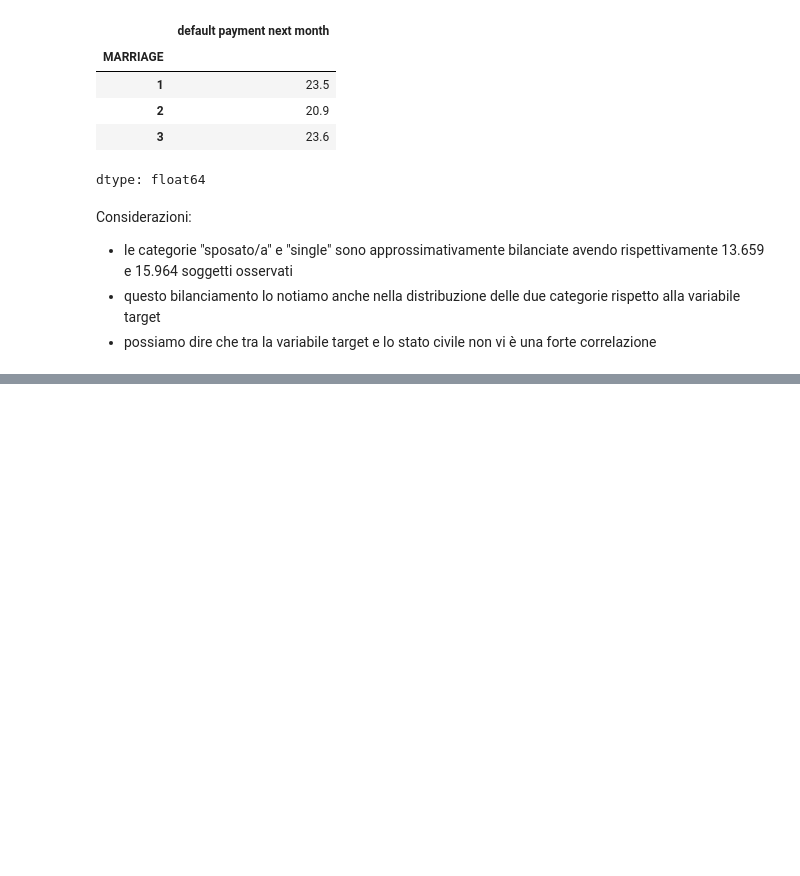
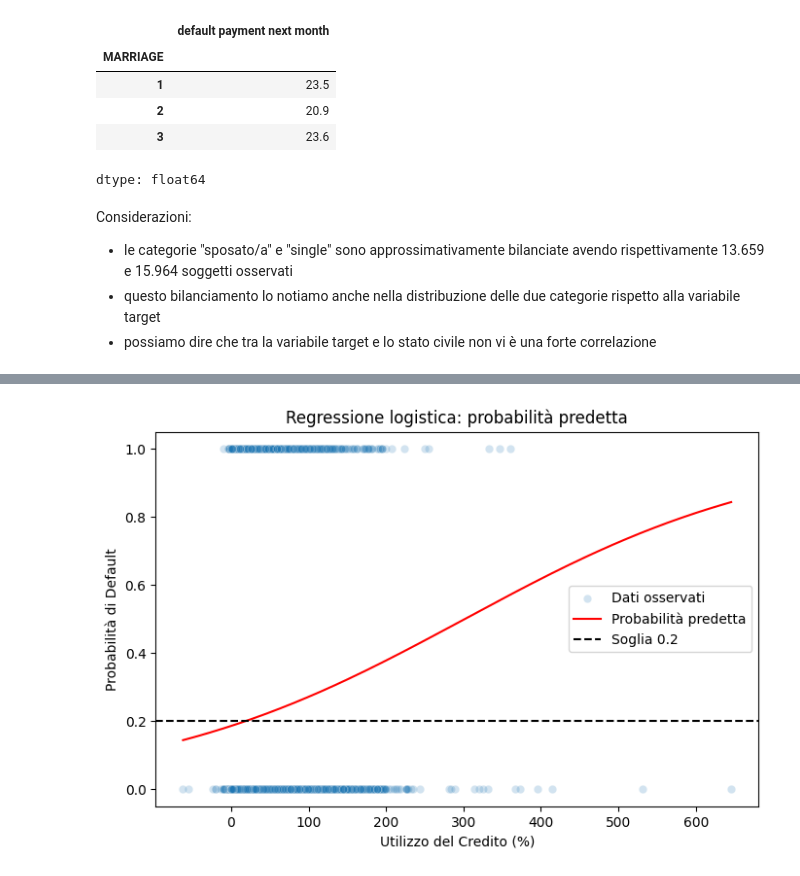
Before and after one commit to caterinaghiani/progetto_datascience, a Jupyter notebook: notebooks/progetto_datascience.ipynb, the cells around one changed output, grey strips where cells are left out. Cells and saved outputs as stored; diff of their text form; code cells hidden in the pictures; blank space fills up the shorter version.

```diff
--- a/notebooks/progetto_datascience.ipynb
+++ b/notebooks/progetto_datascience.ipynb
@@ -666,0 +953,10 @@ Considerazioni:
+# %%
+# 2. Addestramento modello logistico
+X_credit_log = df_prep[["UTILIZATION_RATIO"]]
+y_credit_log = df_prep["default payment next month"]
+
+credit_log_model = LogisticRegression(random_state=42)
+credit_log_model.fit(X_credit_log, y_credit_log)
+
+print("Coefficiente:", credit_log_model.coef_[0][0])
+print("Intercetta:", credit_log_model.intercept_[0])
@@ -666,0 +1002,31 @@ Considerazioni:
+# %%
+# 4. Visualizzazione sigmoide
+# Griglia di punti per disegnare la curva continua
+x_grid = pd.DataFrame({
+    "UTILIZATION_RATIO": np.linspace(
+        df_prep["UTILIZATION_RATIO"].min(),
+        df_prep["UTILIZATION_RATIO"].max(),
+        200
+    )
+})
+
+grid_probs = credit_log_model.predict_proba(x_grid)[:, 1]
+
+# Grafico della probabilità predetta con soglia 0.2
+plt.figure(figsize=(8, 5))
+sns.scatterplot(
+    data=df_prep,
+    x="UTILIZATION_RATIO",
+    y="default payment next month",
+    alpha=0.2,
+    label="Dati osservati"
+)
+plt.plot(x_grid["UTILIZATION_RATIO"], grid_probs, color="red", label="Probabilità predetta")
+plt.axhline(0.2, linestyle="--", color="black", label="Soglia 0.2")
+plt.xlabel("Utilizzo del Credito (%)")
+plt.ylabel("Probabilità di Default")
+plt.title("Regressione logistica: probabilità predetta")
+plt.legend()
+plt.show()
+# %% [output]
+[figure, added]
```
Also changed, not shown: parts of 45 cells of this notebook.
